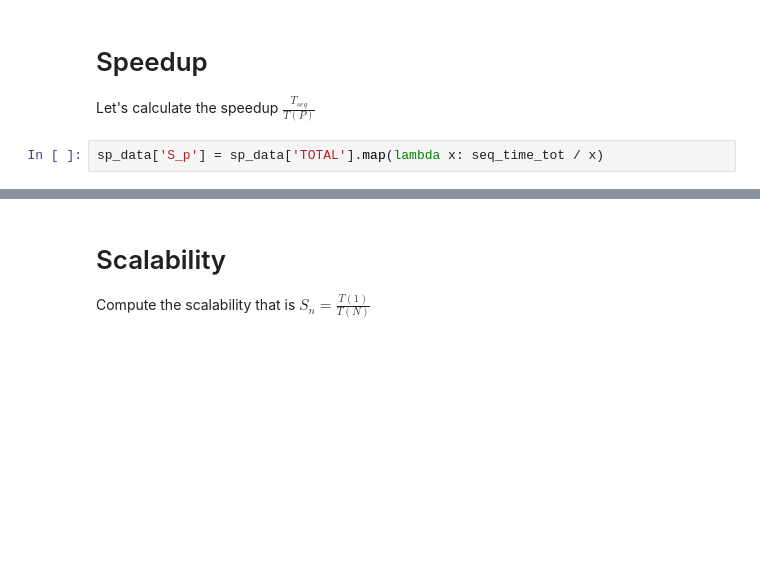
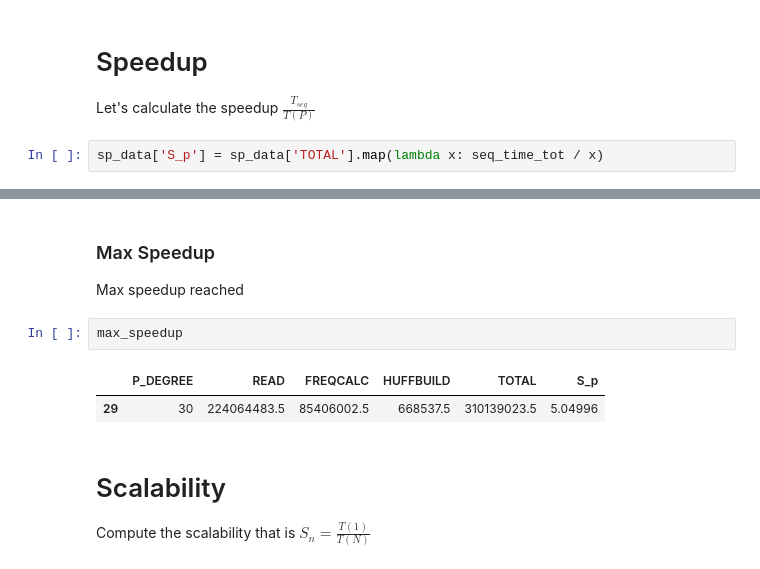
Before and after one commit to federicosilvestri/spm-project, a Jupyter notebook: benchmark_workspace/Thread_impl.ipynb, the cells around one changed output, grey strips where cells are left out. Saved outputs shown, nothing was run; the diff lists cells and outputs as text; blank space fills up the shorter version.

```diff
--- a/benchmark_workspace/Thread_impl.ipynb
+++ b/benchmark_workspace/Thread_impl.ipynb
@@ -116,3 +114,12 @@ plt.plot(sp_data['P_DEGREE'], sp_data['S_p'], '*-b')
+# %% [markdown]
+### Max Speedup
+
+Max speedup reached
+# %%
+max_speedup
+# %% [output]
+|  | P_DEGREE | READ | FREQCALC | HUFFBUILD | TOTAL | S_p |
+| 29 | 30 | 224064483.5 | 85406002.5 | 668537.5 | 310139023.5 | 5.04996 |
 # %% [markdown]
 # Scalability
 
```
Also changed, not shown: parts of 9 cells of this notebook, 14 other files.
